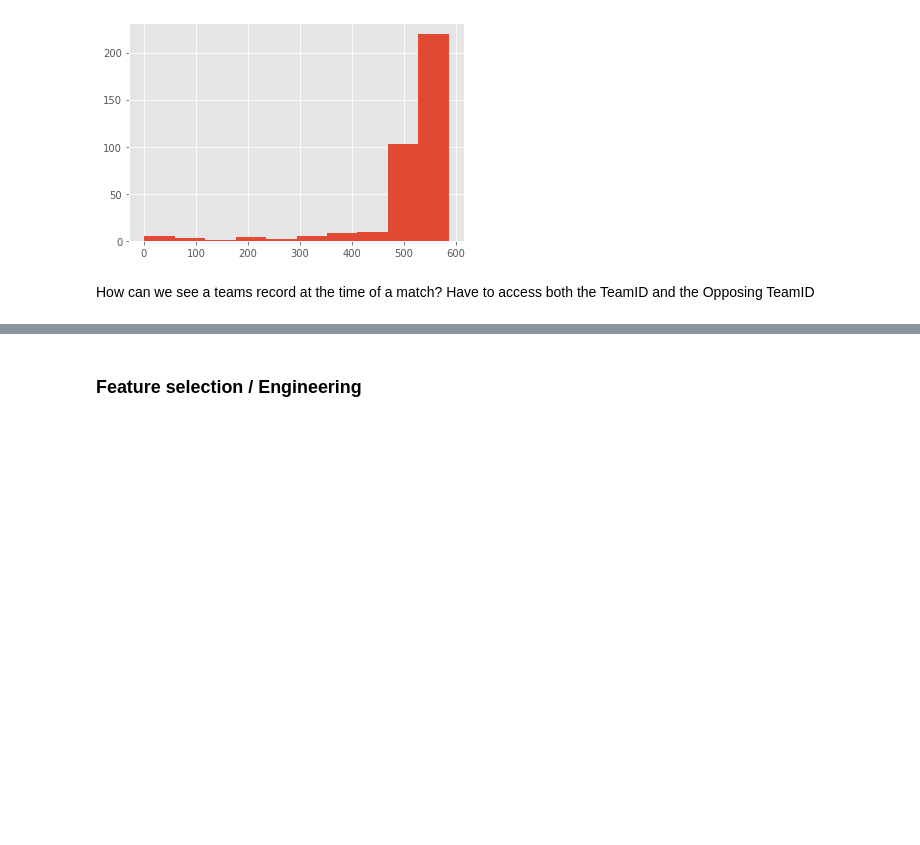
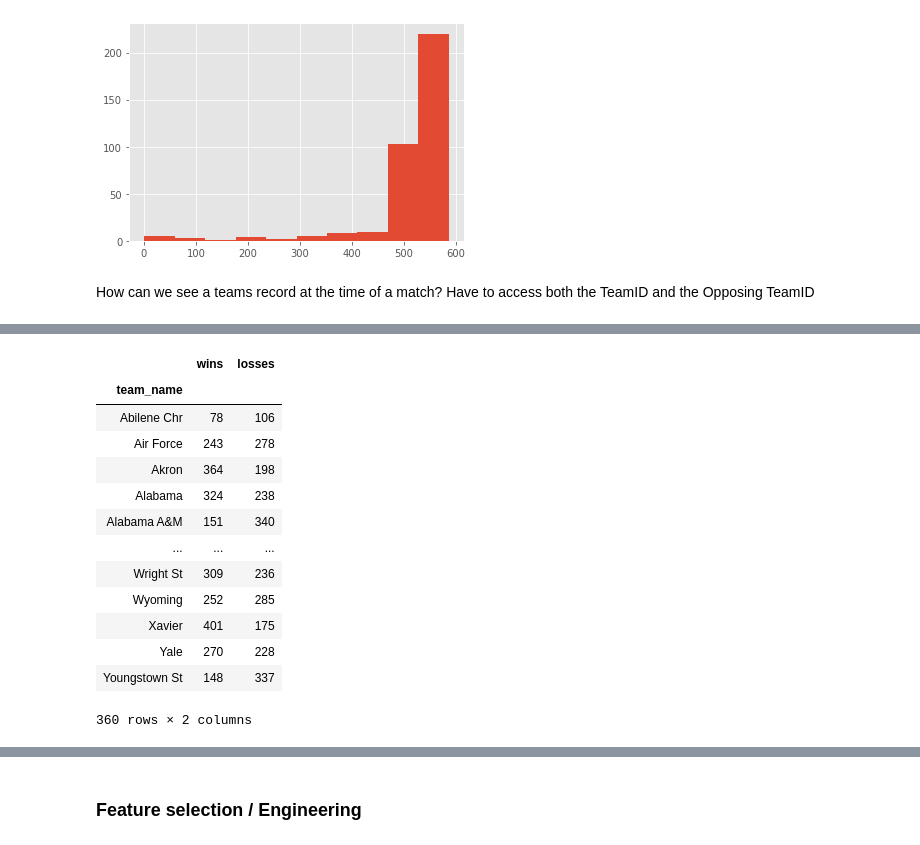
Before and after one commit to crunker99/MarchMadness2020, a Jupyter notebook: EDA.ipynb, the cells around one changed output, grey strips where cells are left out. Drawn from its saved outputs; the diff is of its cells as text; code cells hidden in the pictures; blank space fills up the shorter version.

```diff
--- a/EDA.ipynb
+++ b/EDA.ipynb
@@ -136,6 +136,6 @@ plt.hist(team_appearances)
 How can we see a teams record at the time of a match?
 Have to access both the TeamID and the Opposing TeamID
 # %%
-wins = df.groupby('team_id').agg(sum)['team_win']
+wins = df.groupby('team_name').agg(sum)['team_win']
 wins
 # %% [output]
@@ -154,4 +154,5 @@ team_id
 Name: team_win, Length: 360, dtype: int64
 # %%
-df[df['team_win'] == 0].groupby('team_id').count().iloc[:,0]
+losses = df[df['team_win'] == 0].groupby('team_name').count().iloc[:,0]
+losses
 # %% [output]
@@ -184,0 +172,18 @@ Name: date, Length: 184940, dtype: datetime64[ns]
+# %%
+records = pd.DataFrame({"wins": wins, "losses": losses})
+records
+# %% [output]
+|  | wins | losses |
+| team_name |  |  |
+| Abilene Chr | 78 | 106 |
+| Air Force | 243 | 278 |
+| Akron | 364 | 198 |
+| Alabama | 324 | 238 |
+| Alabama A&M | 151 | 340 |
+| ... | ... | ... |
+| Wright St | 309 | 236 |
+| Wyoming | 252 | 285 |
+| Xavier | 401 | 175 |
+| Yale | 270 | 228 |
+| Youngstown St | 148 | 337 |
+360 rows × 2 columns
```
Also changed, not shown: parts of 22 cells of this notebook, 1 other file.
